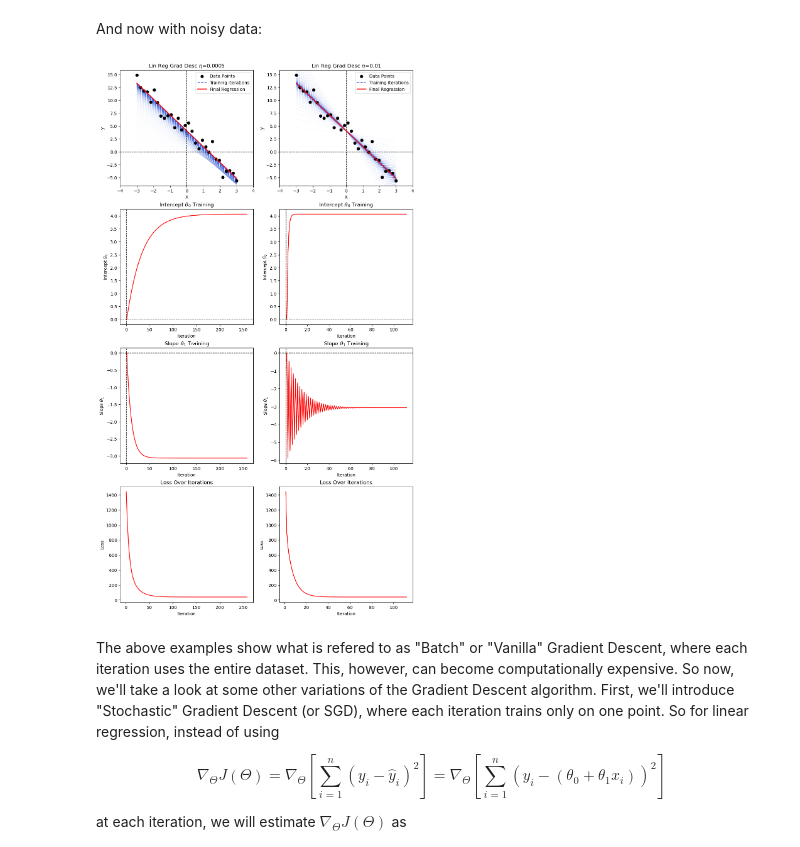
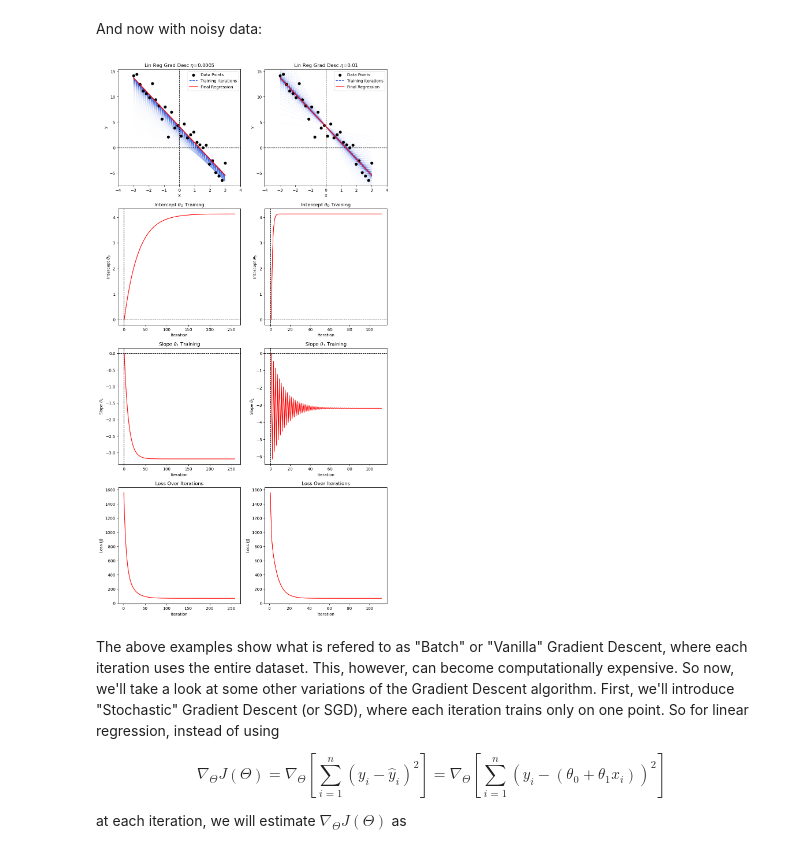
Before and after one commit to JakeLarimer/MLAlgosFromScratch, a Jupyter notebook: LinearRegressionWithGradientDescent.ipynb, the cells around one changed output. Saved outputs shown, nothing was run; the diff lists cells and outputs as text; code cells hidden in the pictures.

```diff
--- a/LinearRegressionWithGradientDescent.ipynb
+++ b/LinearRegressionWithGradientDescent.ipynb
@@ -285,7 +285,7 @@ for k in range(len(etascale)):
         num_iters[k] += 1
 
 
-fig, axes = plt.subplots(4, len(etascale), figsize=(12,22))
+fig, axes = plt.subplots(4, len(etascale), figsize=(12,24))
 
 
 for j in range(len(etascale)):
@@ -308,36 +308,36 @@ for j in range(len(etascale)):
     axes[0, j].set_xlim(min(x)-1, max(x)+1)
     axes[0, j].set_ylim(min(y)-1, max(y)+1)
     axes[0, j].set_xlabel("X")
     axes[0, j].set_ylabel("y")
     axes[0, j].legend()
 
     # Plotting theta[0] over iterations
     axes[1, j].plot(list(range(1, num_iters[j]+1)), [theta_vec[0] for theta_vec in theta[j]], color="red")#, s=50)
     axes[1, j].set_title(f"Intercept $\\theta_0$ Training")
     axes[1, j].set_xlabel("Iteration")
     axes[1, j].set_ylabel(f"Intercept $\\theta_0$")
 
     # Plotting theta[1] over iterations
     axes[2, j].plot(list(range(1, num_iters[j]+1)), [theta_vec[1] for theta_vec in theta[j]], color="red")#, s=50)
     axes[2, j].set_title(f"Slope $\\theta_1$ Training")
     axes[2, j].set_xlabel("Iteration")
     axes[2, j].set_ylabel(f"Slope $\\theta_1$")
 
     # Plotting loss over time
     J = []
 
     for i in range(num_iters[j]):
 
         Jval = np.sum((y - ypred_list[j][i]) ** 2)
 
         J.append(Jval)
 
     axes[3, j].set_title(f"Loss Over Iterations")
-    axes[3, j].plot(list(range(1, num_iters[j]+1)), J, color="red")
+    axes[3, j].plot(range(1, num_iters[j]+1), J, color="red")
     axes[3, j].set_xlabel("Iteration")
-    axes[3, j].set_ylabel("Loss")
+    axes[3, j].set_ylabel("Loss (J)")
 # %% [output]
-[figure, old version]
+[figure, new version]
 # %% [markdown]
 The above examples show what is refered to as "Batch" or "Vanilla" Gradient Descent, where each iteration uses the entire dataset. This, however, can become computationally expensive. So now, we'll take a look at some other variations of the Gradient Descent algorithm. First, we'll introduce "Stochastic" Gradient Descent (or SGD), where each iteration trains only on one point. So for linear regression, instead of using
 
```
Also changed, not shown: parts of 1 cell of this notebook.
